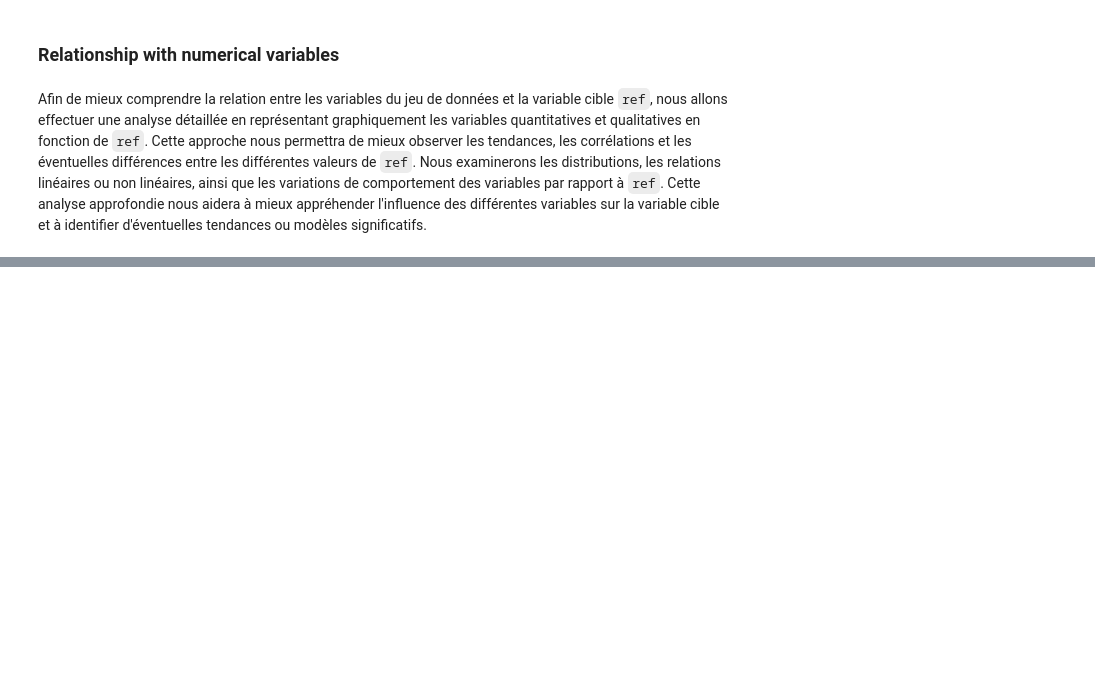
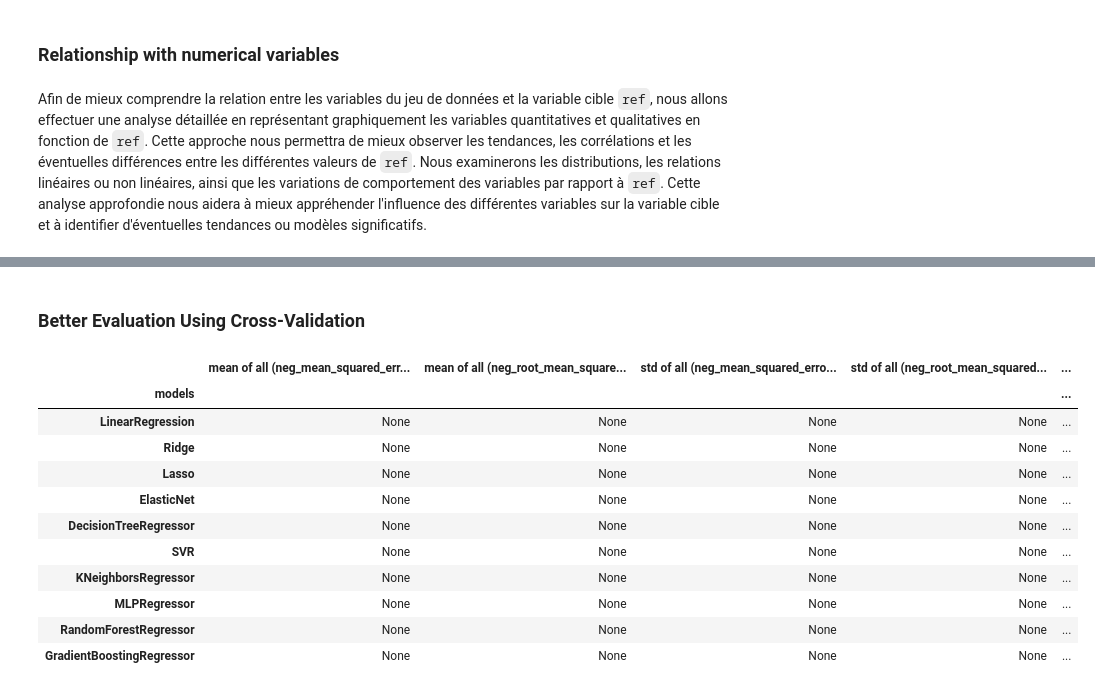
Before and after one commit to BranisGh/Data-Science-Projects, a Jupyter notebook: paris_housing.ipynb, the cells around one changed output, grey strips where cells are left out. Drawn from its saved outputs; the diff is of its cells as text; code cells hidden in the pictures; blank space fills up the shorter version.

```diff
--- a/paris_housing.ipynb
+++ b/paris_housing.ipynb
@@ -654,0 +856,49 @@ AttributeError: 'DataFrameGroupBy' object has no attribute 'iloc'
+# %% [markdown]
+### Better Evaluation Using Cross-Validation
+# %%
+models =    {
+                'LinearRegression': LinearRegression(),
+                'Ridge': Ridge(),
+                'Lasso': Lasso(),
+                'ElasticNet': ElasticNet(),
+                'DecisionTreeRegressor': DecisionTreeRegressor(),
+                'SVR': SVR(),
+                'KNeighborsRegressor': KNeighborsRegressor(),
+                'MLPRegressor': MLPRegressor(),
+                'RandomForestRegressor': RandomForestRegressor(),
+                'GradientBoostingRegressor': GradientBoostingRegressor(),
+                'MLPRegressor' : MLPRegressor(),
+                'GaussianProcessRegressor': GaussianProcessRegressor(),
+            }
+
+
+nb_models = len(models)
+results =   {
+                'models'     : list(models.keys()),
+                'mean of all (neg_mean_squared_error) estimators'      : [None]*nb_models,
+                'mean of all (neg_root_mean_squared_error) estimators' : [None]*nb_models,
+                'std of all (neg_mean_squared_error) estimators'       : [None]*nb_models,
+                'std of all (neg_root_mean_squared_error) estimators'  : [None]*nb_models,
+                'mean of all fit_time estimators'   : [None]*nb_models,
+                'mean of all score_time estimators' : [None]*nb_models,
+                'std of all fit_time estimators'   : [None]*nb_models,
+                'std of all score_time estimators' : [None]*nb_models,
+            }
+
+results = pd.DataFrame(results)
+results.set_index('models', inplace=True)
+
+results.head(-1)
+# %% [output]
+|  | mean of all (neg_mean_squared_err... | mean of all (neg_root_mean_square... | std of all (neg_mean_squared_erro... | std of all (neg_root_mean_squared... | ... |
+| models |  |  |  |  | ... |
+| LinearRegression | None | None | None | None | ... |
+| Ridge | None | None | None | None | ... |
+| Lasso | None | None | None | None | ... |
+| ElasticNet | None | None | None | None | ... |
+| DecisionTreeRegressor | None | None | None | None | ... |
+| SVR | None | None | None | None | ... |
+| KNeighborsRegressor | None | None | None | None | ... |
+| MLPRegressor | None | None | None | None | ... |
+| RandomForestRegressor | None | None | None | None | ... |
+| GradientBoostingRegressor | None | None | None | None | ... |
```
Also changed, not shown: parts of 51 cells of this notebook, 1 other file.
